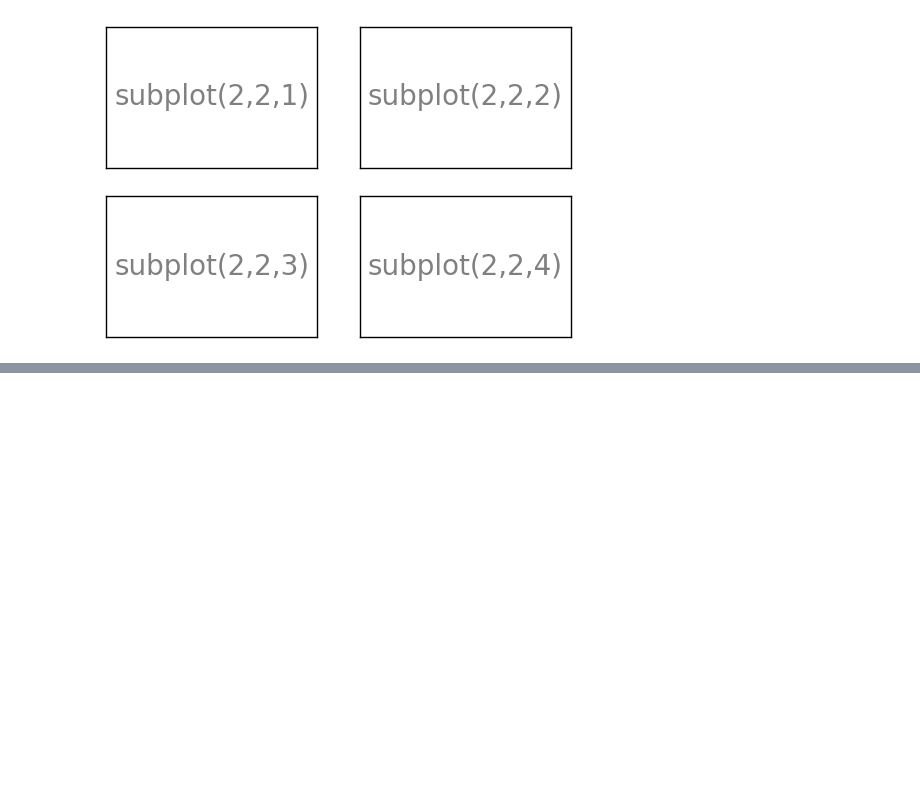
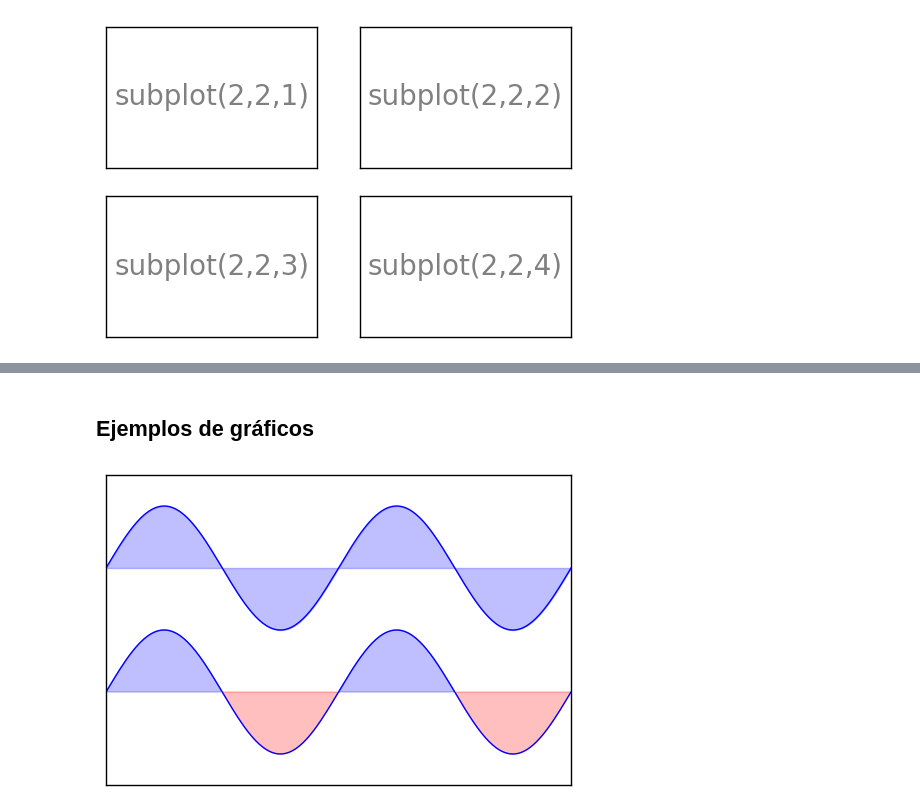
Before and after one commit to Kenji-K/python-para-data-science, a Jupyter notebook: matplotlib.ipynb, the cells around one changed output, grey strips where cells are left out. Cells and saved outputs as stored; diff of their text form; code cells hidden in the pictures; blank space fills up the shorter version.

```diff
--- a/matplotlib.ipynb
+++ b/matplotlib.ipynb
@@ -382,0 +436,19 @@ plt.show()
+# %% [markdown]
+## Ejemplos de gráficos
+# %%
+n = 256
+X = np.linspace(-np.pi,np.pi,n,endpoint=True)
+Y = np.sin(2*X)
+
+plt.xlim(-np.pi,np.pi), plt.xticks([])
+plt.ylim(-2.5,2.5), plt.yticks([])
+plt.plot (X, Y+1, color='blue', alpha=1.00)
+plt.fill_between(X, 1, Y+1, color='blue', alpha=0.25)
+
+plt.plot (X, Y-1, color='blue', alpha=1.00)
+plt.fill_between(X, -1, Y-1, where=Y>0, color='blue', alpha=0.25)
+plt.fill_between(X, -1, Y-1, where=Y<0, color='red', alpha=0.25)
+
+plt.show()
+# %% [output]
+[figure, added]
```
Also changed, not shown: parts of 11 cells of this notebook.
